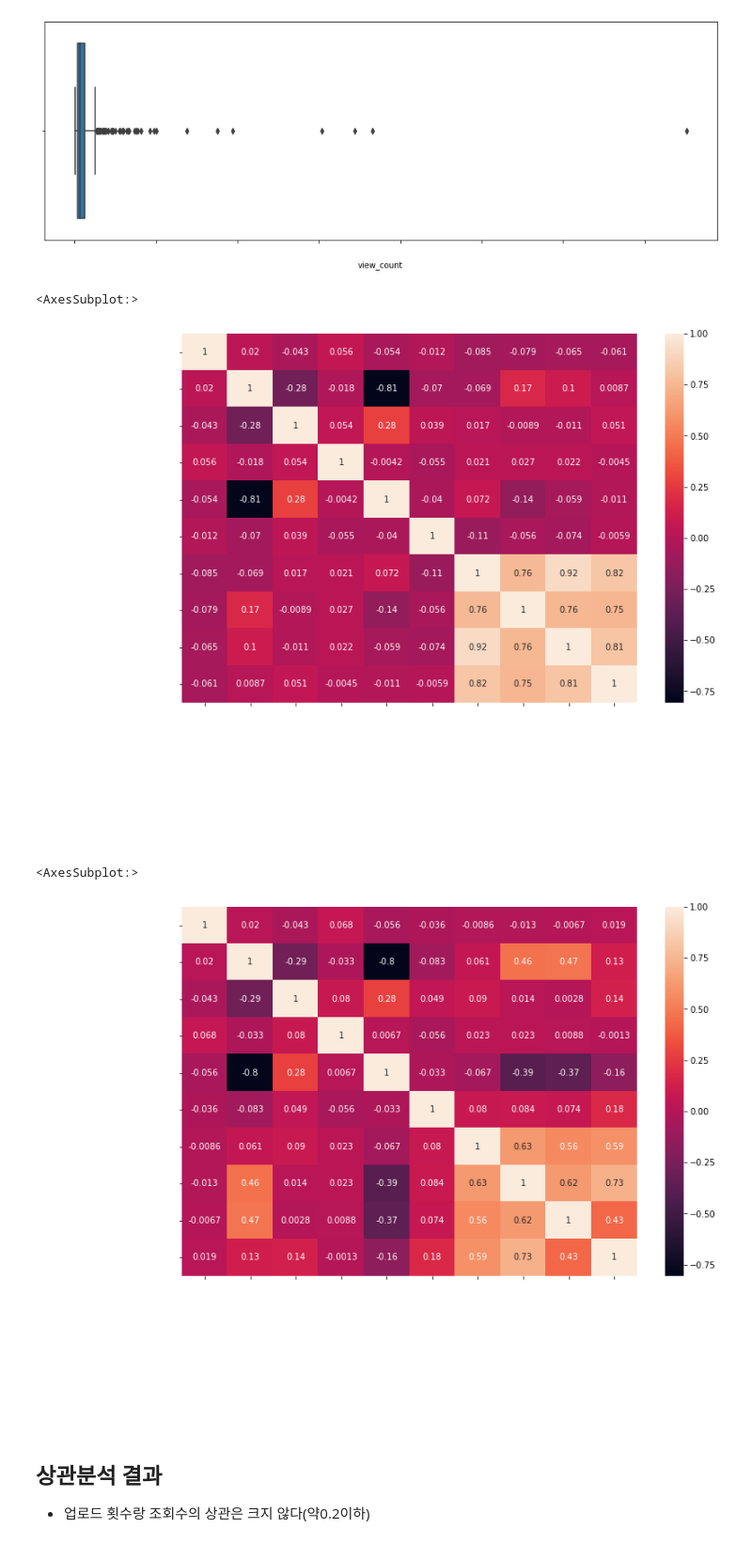
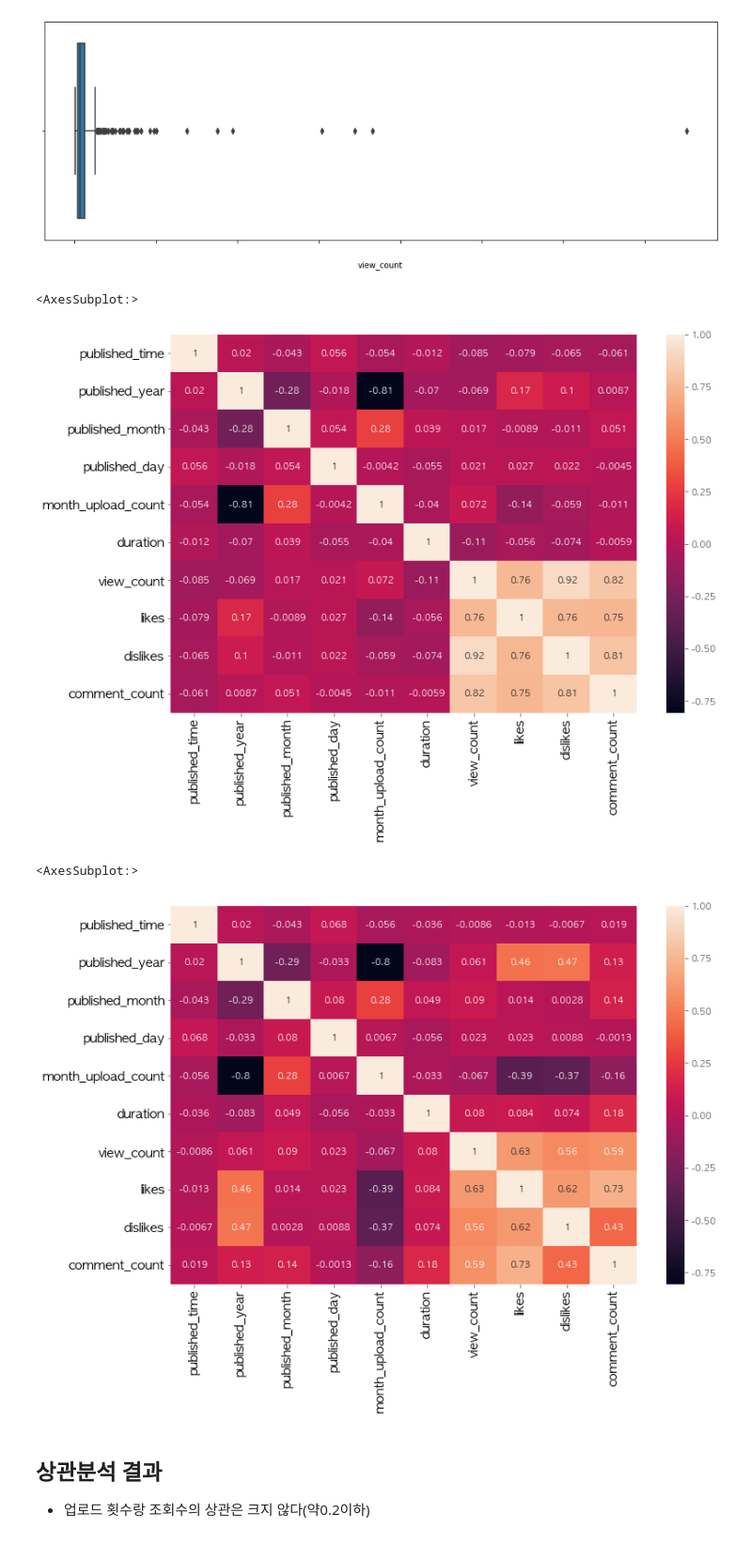
Before and after one commit to DominKim/Data_literacy, a Jupyter notebook: 2.프로젝트/1.경돼/3.스크립트/1.김도민/2_EDA.ipynb, the cells around one changed output. Shown at 94% size. Saved outputs shown, nothing was run; the diff lists cells and outputs as text; code cells hidden in the pictures.

```diff
--- a/2.프로젝트/1.경돼/3.스크립트/1.김도민/2_EDA.ipynb
+++ b/2.프로젝트/1.경돼/3.스크립트/1.김도민/2_EDA.ipynb
@@ -185,21 +185,21 @@ outlier_rem_df = pre_df[pre_df["view_count"] <= highest].reset_index(drop = True
 # %%
 # 기존 df 상관분석
 plt.figure(figsize = (12,8))
-plt.xticks(color = "white", fontsize = 15)
-plt.yticks(color = "white", fontsize = 15)
+plt.xticks(color = "black", fontsize = 15)
+plt.yticks(color = "black", fontsize = 15)
 sns.heatmap(pre_df.corr(), annot = True)
 # %% [output]
 <AxesSubplot:>
-[figure, old version]
+[figure, new version]
 # %%
 # 이상치 제거 상관분석
 plt.figure(figsize = (12,8))
-plt.xticks(color = "white", fontsize = 15)
-plt.yticks(color = "white", fontsize = 15)
+plt.xticks(color = "black", fontsize = 15)
+plt.yticks(color = "black", fontsize = 15)
 sns.heatmap(outlier_rem_df.corr(), annot = True)
 # %% [output]
 <AxesSubplot:>
-[figure, old version]
+[figure, new version]
 # %% [markdown]
 ## 상관분석 결과
 - 업로드 횟수랑 조회수의 상관은 크지 않다(약0.2이하)
```
Also changed, not shown: parts of 51 cells of this notebook.
